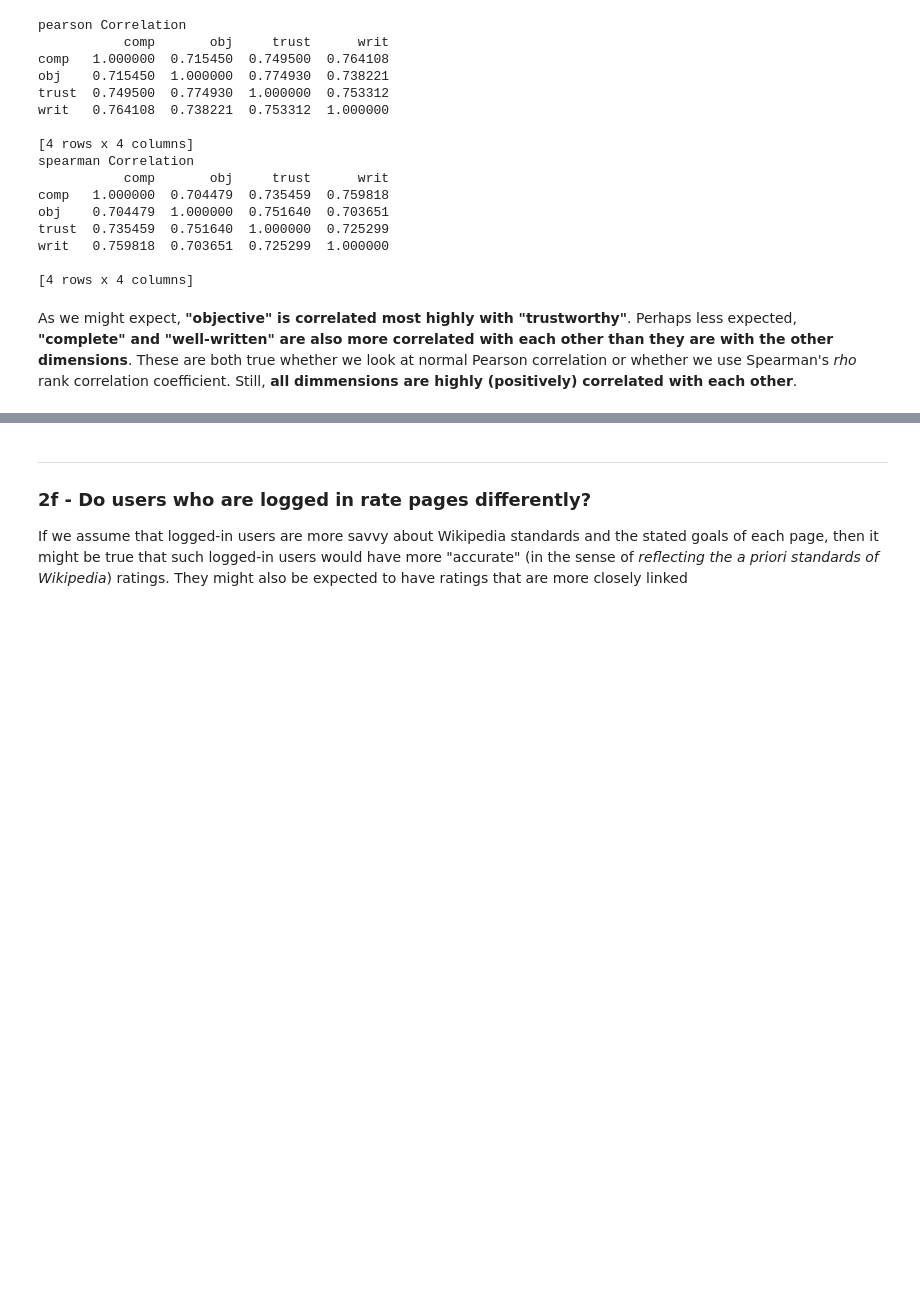
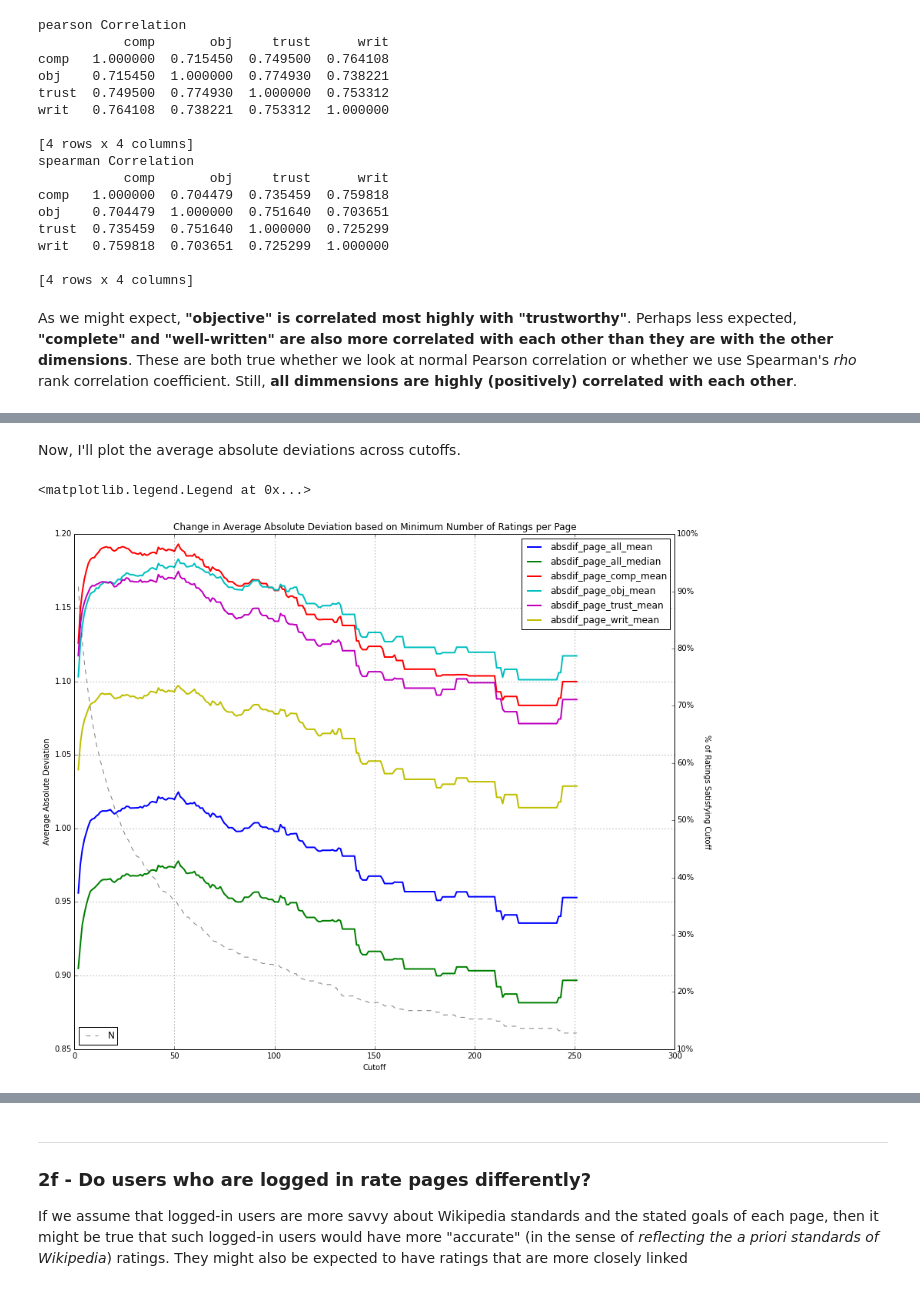
Before and after one commit to bkfunk/rating_wiki, a Jupyter notebook: Explore Ratings.ipynb, the cells around one changed output, grey strips where cells are left out. Drawn from its saved outputs; the diff is of its cells as text; code cells hidden in the pictures; blank space fills up the shorter version.

```diff
--- a/Explore Ratings.ipynb
+++ b/Explore Ratings.ipynb
@@ -431,0 +548,32 @@ for dim in dims:
+# %% [markdown]
+Now, I'll plot the average absolute deviations across cutoffs.
+# %%
+from matplotlib.ticker import FuncFormatter
+l = []
+n = []
+count = len(df)
+cutoffs = range(2,252)
+for cutoff in cutoffs:
+    l.append(df[df.page_all_rate_count >= cutoff].filter(regex='absdif_page.*').mean())
+    n.append(100 * len(df[df.page_all_rate_count >= cutoff])/float(len(df)))
+
+aad = pd.DataFrame(l, index=cutoffs)
+n_line = pd.Series(n, name='n', index=cutoffs)
+
+fig, ax = plt.subplots(figsize=(14,12))
+ax1 = aad.plot(ax=ax, linewidth=2, sort_columns=True,
+         title="Change in Average Absolute Deviation based on Minimum Number of Ratings per Page")
+ax1.yaxis.set_label_text('Average Absolute Deviation')
+ax1.xaxis.set_label_text('Cutoff')
+ax1.legend(loc="upper right")
+
+ax2 = n_line.plot(ax=ax, secondary_y=True, label="N", alpha=.5, style='k--', )
+ax2.yaxis.set_label_text('% of Ratings Satisfying Cutoff', rotation=-90)
+ax2.yaxis.labelpad = 16
+def pct_fmt(x, pos=0):
+    return '%d%%'%(x)
+ax2.yaxis.set_major_formatter(FuncFormatter(pct_fmt))
+ax2.legend(loc='lower left')
+# %% [output]
+<matplotlib.legend.Legend at 0x...>
+[figure, added]
```
Also changed, not shown: parts of 50 cells of this notebook.
